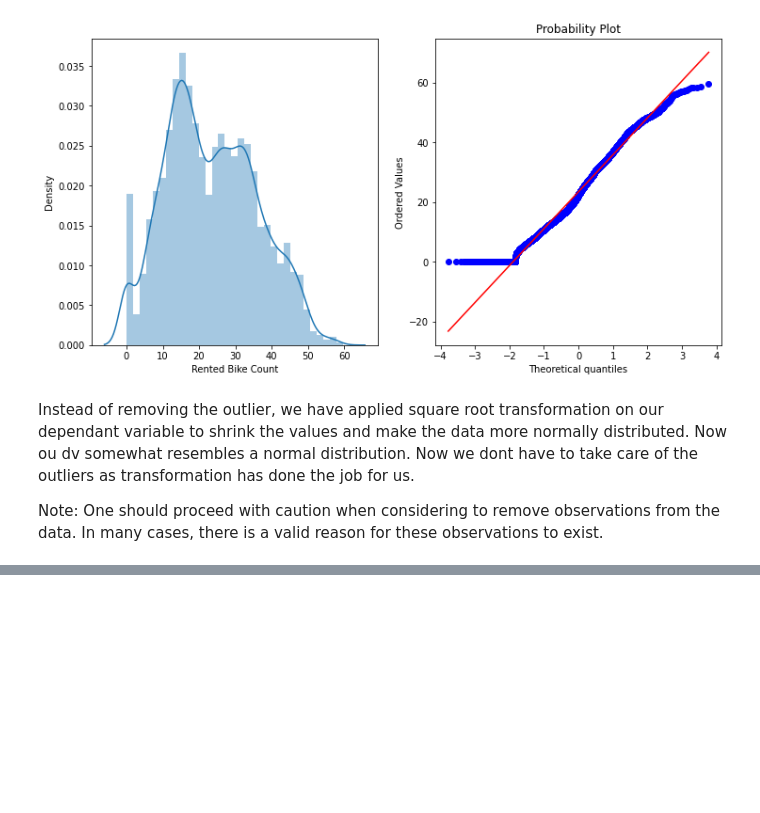
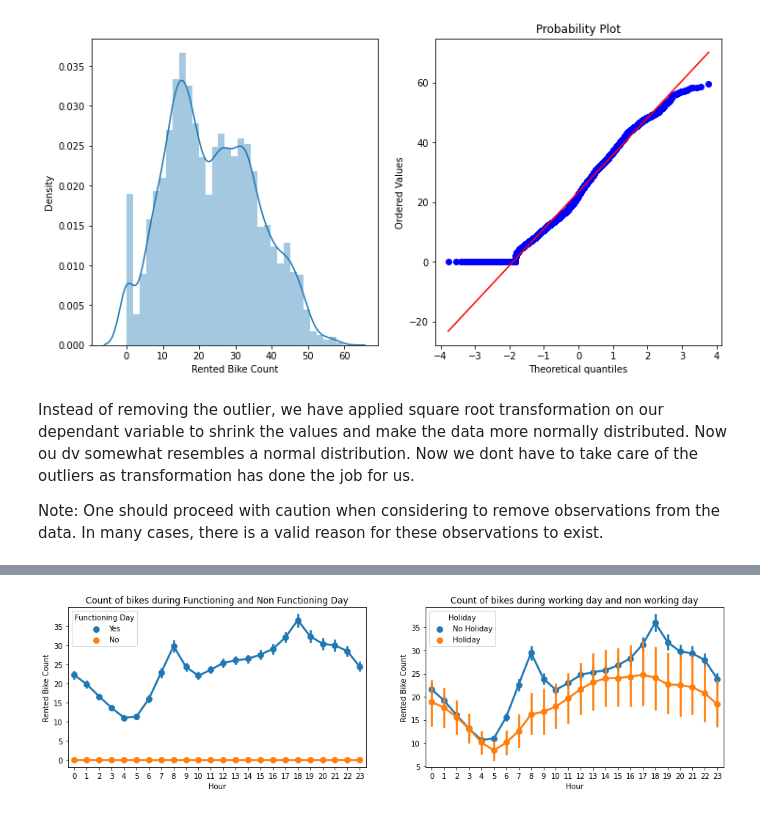
Before and after one commit to rahool010/Bike-Sharing-Demand-Prediction, a Jupyter notebook: Bike_Sharing_Demand_Prediction_Capstone_Project.ipynb, the cells around one changed output, grey strips where cells are left out. Saved outputs shown, nothing was run; the diff lists cells and outputs as text; code cells hidden in the pictures; blank space fills up the shorter version.

```diff
--- a/Bike_Sharing_Demand_Prediction_Capstone_Project.ipynb
+++ b/Bike_Sharing_Demand_Prediction_Capstone_Project.ipynb
@@ -209,0 +304,12 @@ num_features
+# %%
+fig, (ax1,ax2) = plt.subplots(1,2,figsize=(16,4))
+
+sns.pointplot(x='Hour',y='Rented Bike Count',hue='Functioning Day', data=seoul_df, ax=ax1)
+ax1.set_title('Count of bikes during Functioning and Non Functioning Day')
+
+sns.pointplot(x='Hour',y='Rented Bike Count',hue='Holiday', data=seoul_df, ax=ax2)
+ax2.set_title('Count of bikes during working day and non working day')
+
+plt.show()
+# %% [output]
+[figure, added]
```
Also changed, not shown: parts of 31 cells of this notebook.
